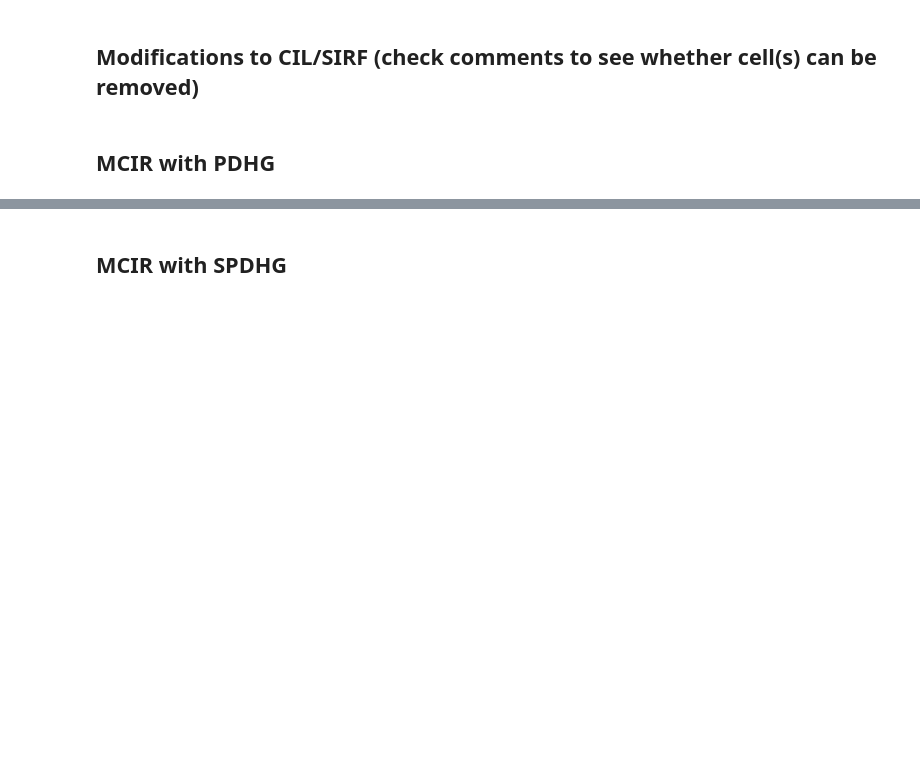
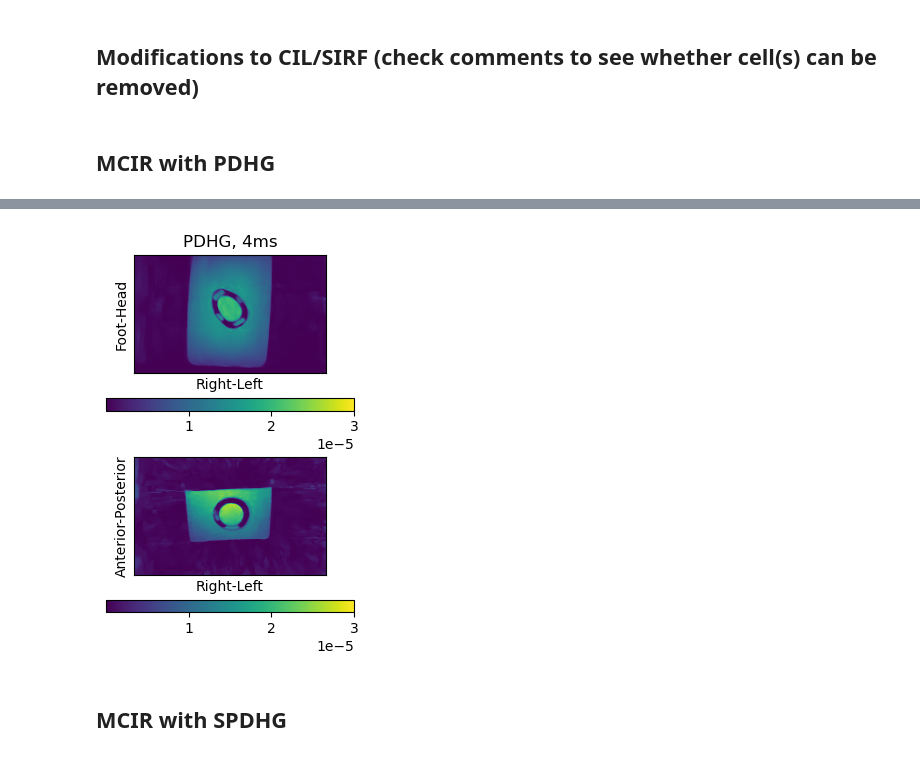
Before and after one commit to paskino/SIRF-Contribs, a Jupyter notebook: src/notebooks/implicit_TV_simulated_motion.ipynb, the cells around one changed output, grey strips where cells are left out. Saved outputs shown, nothing was run; the diff lists cells and outputs as text; code cells hidden in the pictures; blank space fills up the shorter version.

```diff
--- a/src/notebooks/implicit_TV_simulated_motion.ipynb
+++ b/src/notebooks/implicit_TV_simulated_motion.ipynb
@@ -40,7 +42,7 @@ from utils import plot_rpe_3d, plot_rpe_3d_simple, saveCallback, add_HORIZONTAL_
 # %%
 ############# SETUP #################
 # number of motion states
-Nms = 4
+Nms = 6
 # max
 max_shift = 20.
 # setup linear shifts
@@ -328,8 +352,21 @@ pdhg_2 = PDHG(
+# %%
+
+pdhg_2 = PDHG(
+            f=F, g=G, operator=A,
+            max_iteration=n_epochs,
+            update_objective_interval=1)
 # %%
 sc = functools.partial(saveCallback, pdhg_2, f"PDHG_TV_{Nms:02d}ms", os.path.join(data_path, 'recons', f'MS_{Nms}'))
 
 start = datetime.now()
+pdhg_2.run(15, verbose=2, callback=sc)
+
+pdhg_2.update_objective_interval = 5
+pdhg_2.run(5, verbose=2, callback=sc)
+
+pdhg_2.update_objective_interval = 10
 pdhg_2.run(verbose=2, callback=sc)
+
 end = datetime.now()
 
 pdhg_2_time = end-start
@@ -336,9 +393,11 @@ pdhg_2_time = end-start
 # %%
 im = pdhg_2.get_output().as_array()
 
 %matplotlib inline
 plot_rpe_3d([im],
             [59, 64],
-            ['PDHG, 4ms'],
+            [f'PDHG, {Nms}ms'],
             [3*10**(-5)],
             'PDHG, 4ms.png')
+# %% [output]
+[figure, added]
```
Also changed, not shown: parts of 20 cells of this notebook, 1 other file.
